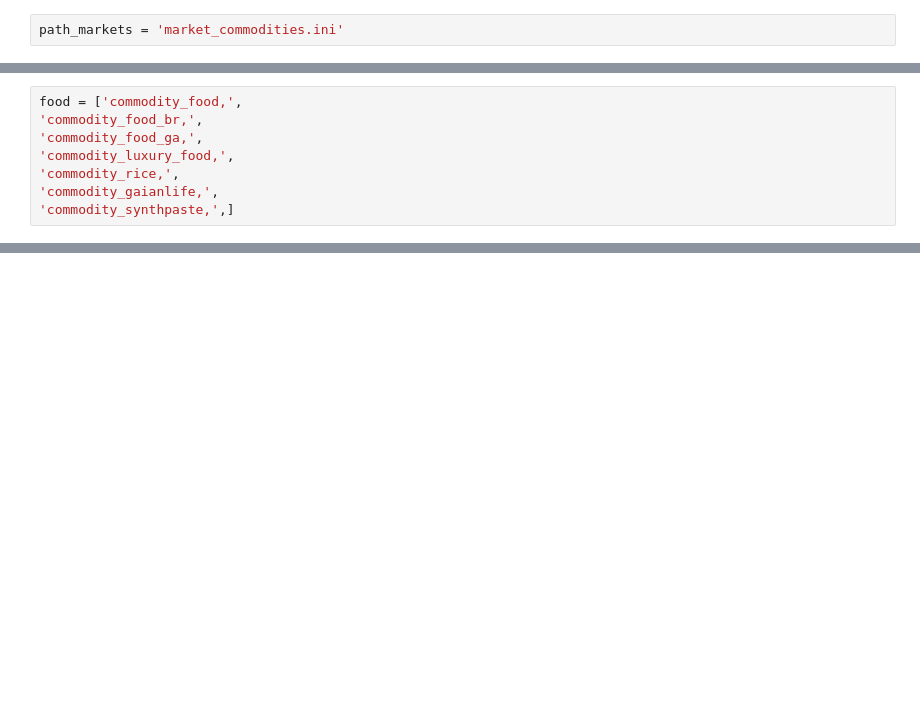
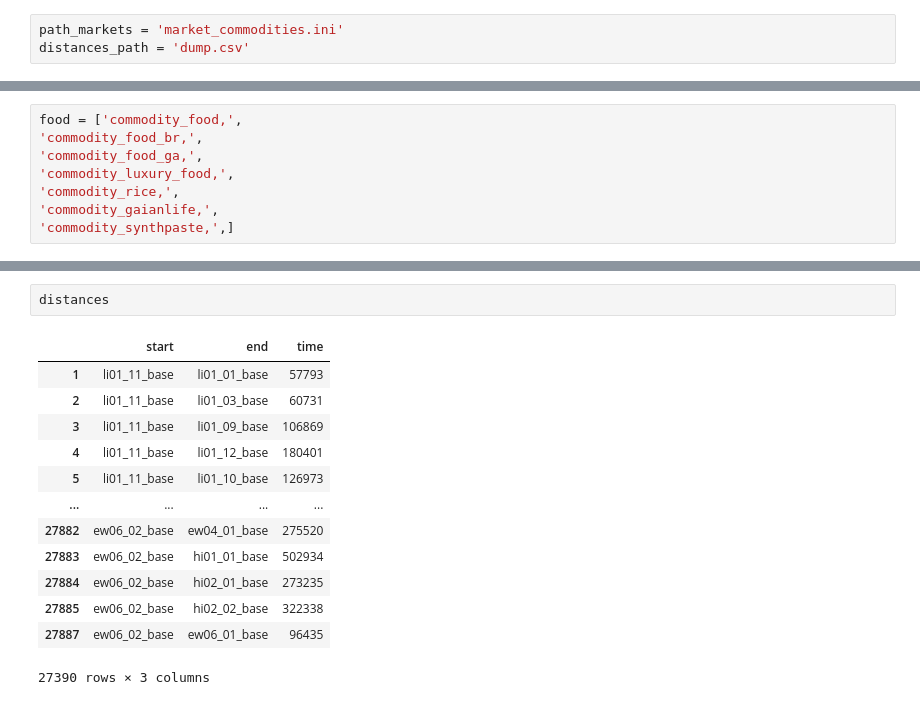
Before and after one commit to JohnWildkins/FreelancerTradeRouteApp, a Jupyter notebook: scraper.ipynb, the cells around one changed output, grey strips where cells are left out. Drawn from its saved outputs; the diff is of its cells as text; blank space fills up the shorter version.

```diff
--- a/scraper.ipynb
+++ b/scraper.ipynb
@@ -71,4 +71,5 @@ def which_sell(commodity_list):
     return [i.strip('\n') for i in l]
 # %%
 path_markets = 'market_commodities.ini'
+distances_path = 'dump.csv'
 # %%
@@ -149,0 +199,16 @@ which_sell(food)
+# %%
+distances
+# %% [output]
+|  | start | end | time |
+| 1 | li01_11_base | li01_01_base | 57793 |
+| 2 | li01_11_base | li01_03_base | 60731 |
+| 3 | li01_11_base | li01_09_base | 106869 |
+| 4 | li01_11_base | li01_12_base | 180401 |
+| 5 | li01_11_base | li01_10_base | 126973 |
+| ... | ... | ... | ... |
+| 27882 | ew06_02_base | ew04_01_base | 275520 |
+| 27883 | ew06_02_base | hi01_01_base | 502934 |
+| 27884 | ew06_02_base | hi02_01_base | 273235 |
+| 27885 | ew06_02_base | hi02_02_base | 322338 |
+| 27887 | ew06_02_base | ew06_01_base | 96435 |
+27390 rows × 3 columns
```
Also changed, not shown: parts of 24 cells of this notebook.
